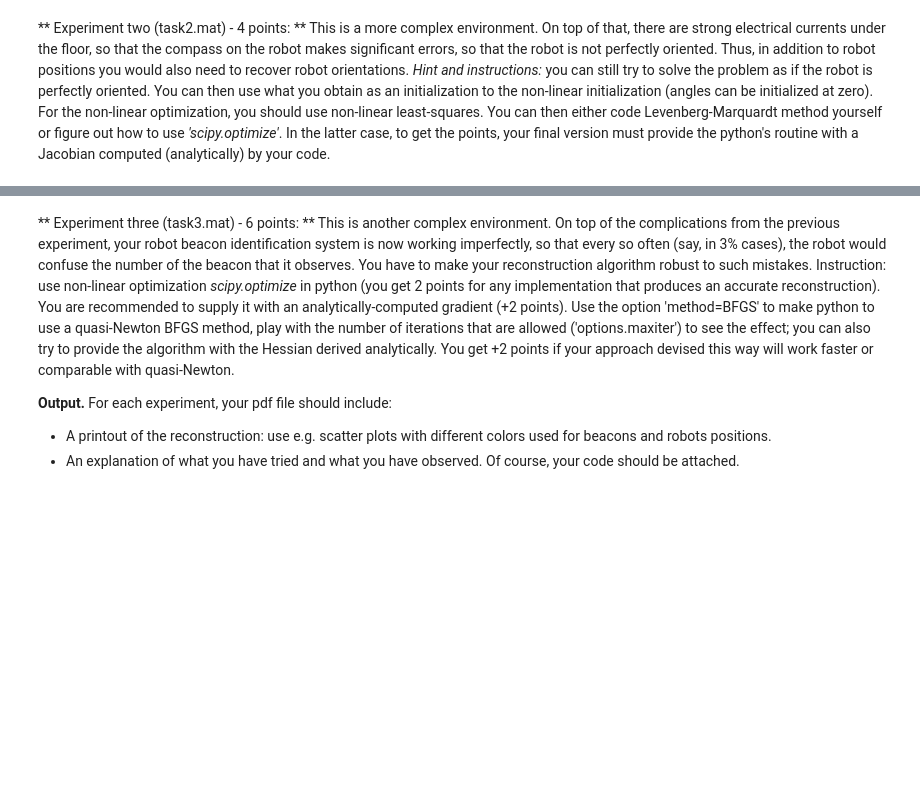
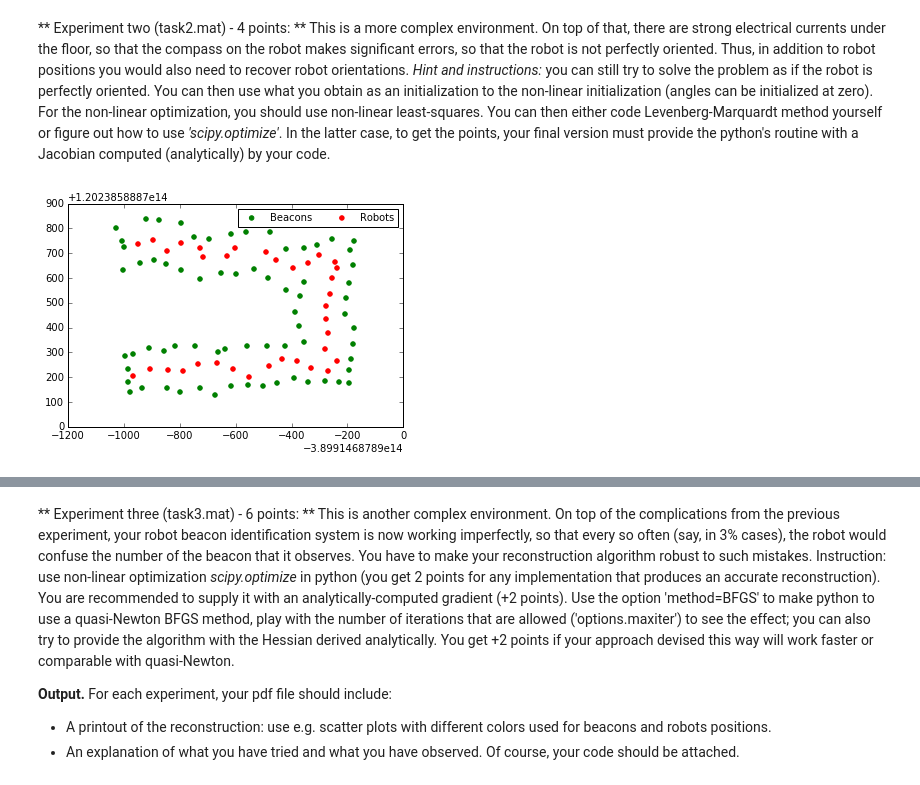
Before and after one commit to Aelphy/skoltech, a Jupyter notebook: term2/optimization_methods/Assignment4/task.ipynb, the cells around one changed output, grey strips where cells are left out. Drawn from its saved outputs; the diff is of its cells as text; code cells hidden in the pictures; blank space fills up the shorter version.

```diff
--- a/term2/optimization_methods/Assignment4/task.ipynb
+++ b/term2/optimization_methods/Assignment4/task.ipynb
@@ -6,32 +6,3 @@ Every so often the robot stops, uses its compass to align itself with the direct
 From each experiment you get four arrays of measurements: **'beacons', 'robots', 'x', 'y'**. It is interpreted as follows: while the robot is in the position number **'robots[i]'**, it senses the beacon number 'beacons(i)', and the beacon is displaced by **'x[i]'** and **'y[i]'** from the robot's position. For each robot position, the robot senses several beacons. This data should be sufficient to recover the positions of the robot and of the beacons (up to a global translation, that does not matter for the purposes of your friend).
 
 **Experiment one (task1.mat) - 1 point:** This is the simplest environment (a room with a simple shape), the robot sensor works well (although a certain amount of Gaussian noise is present). The reconstruction can be reduced to solving a simple least-squares problem. Hint: use linear least-squares. Avoid using the explicit inversion of matrix. Instead, use *numpy.linalg.lstsq* to solve equations. Note that *numpy.linalg.lstsq* might add a (small) regularization to the system. Try using inversion (*'numpy.linalg.inv'*) to see how the reconstruction performs without regularization.
-# %%
-import numpy as np
-import scipy.io as sio
-import matplotlib.pyplot as plt
-
-%matplotlib inline
-
-mat_contents = sio.loadmat('task1.mat')
-
-beacons = mat_contents['beacons'][:, 0]
-robots = mat_contents['robots'][:, 0]
-x = mat_contents['x'][:, 0]
-y = mat_contents['y'][:, 0]
-
-beacons_number = np.unique(beacons).shape[0]
-positions_number = np.unique(robots).shape[0]
-
-x_moves = np.zeros((positions_number, beacons_number))
-y_moves = np.zeros((positions_number, beacons_number))
-
-for i in range(robots.shape[0]):
-    position = robots[i] - 1
-    beacon_id = beacons[i] - 1
-    x_moves[position][beacon_id] = x[i]
-    y_moves[position][beacon_id] = y[i]
-
-# np.linalg.lstsq()
-
-# plt.plot(x, y, 'r--')
@@ -38,11 +122,17 @@ for i in range(robots.shape[0]):
 # %% [markdown]
 ** Experiment two (task2.mat) - 4 points: ** This is a more complex environment. On top of that, there are strong electrical currents under the floor, so that the compass on the robot makes significant errors, so that the robot is not perfectly oriented. Thus, in addition to robot positions you would also need to recover robot orientations. *Hint and instructions:* you can still try to solve the problem as if the robot is perfectly oriented. You can then use what you obtain as an initialization to the non-linear initialization (angles can be initialized at zero). For the non-linear optimization, you should use non-linear least-squares. You can then either code Levenberg-Marquardt method yourself or figure out how to use *'scipy.optimize'*. In the latter case, to get the points, your final version must provide the python's routine with a Jacobian computed (analytically) by your code.
 # %%
+import scipy as sp
 import scipy.io as sio
 
 mat_contents = sio.loadmat('task2.mat')
 
-beacons = mat_contents['beacons']
-robots = mat_contents['robots']
-x = mat_contents['x']
-y = mat_contents['y']
+beacons = mat_contents['beacons'][:, 0]
+robots = mat_contents['robots'][:, 0]
+x = mat_contents['x'][:, 0]
+y = mat_contents['y'][:, 0]
+
+beacons_x, robots_x, beacons_y, robots_y = solve(beacons, robots, x, y)
+scatter(beacons_x, beacons_y, robots_x, robots_y)
+# %% [output]
+[figure, added]
```
Also changed, not shown: parts of 22 cells of this notebook, 27 other files.
